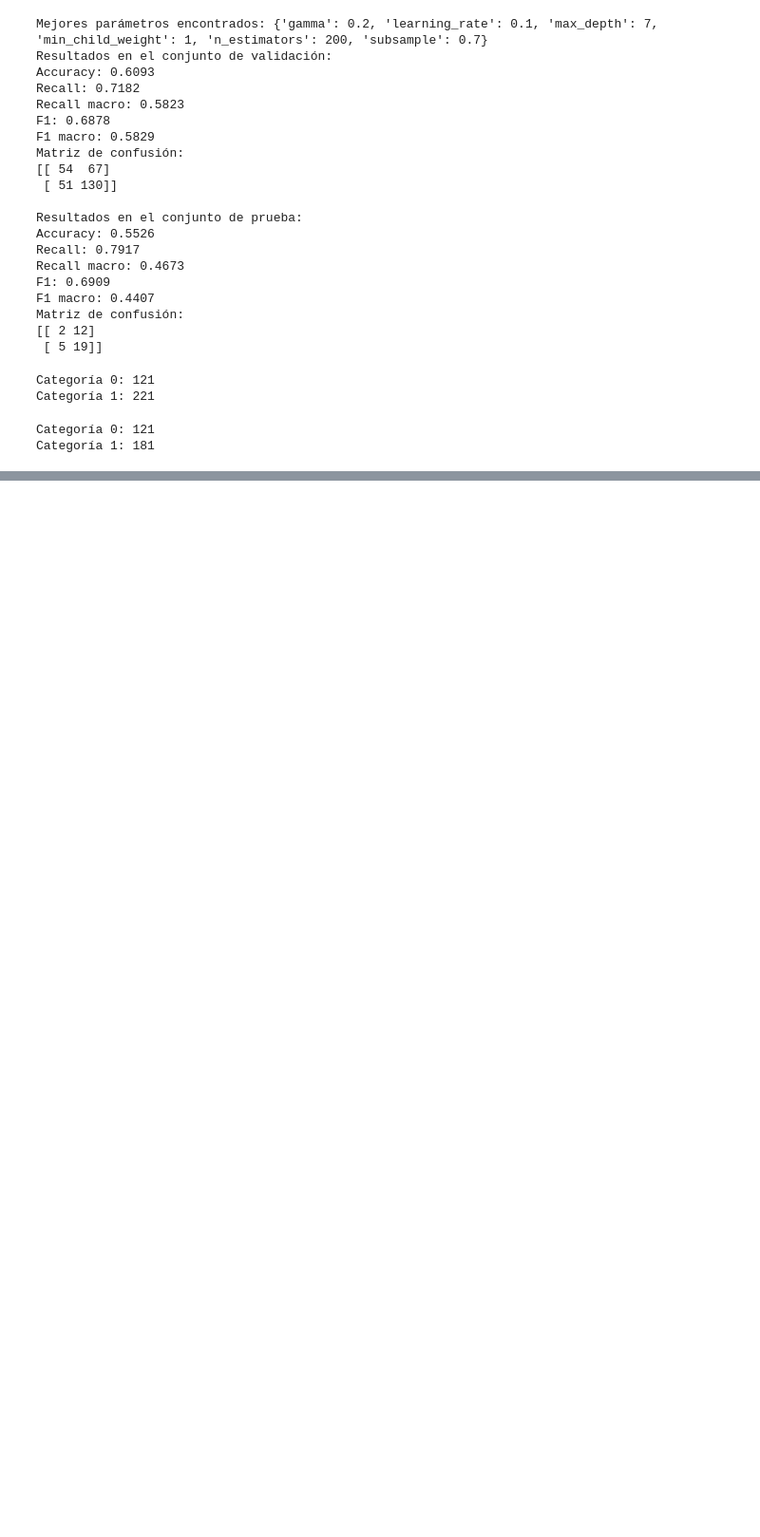
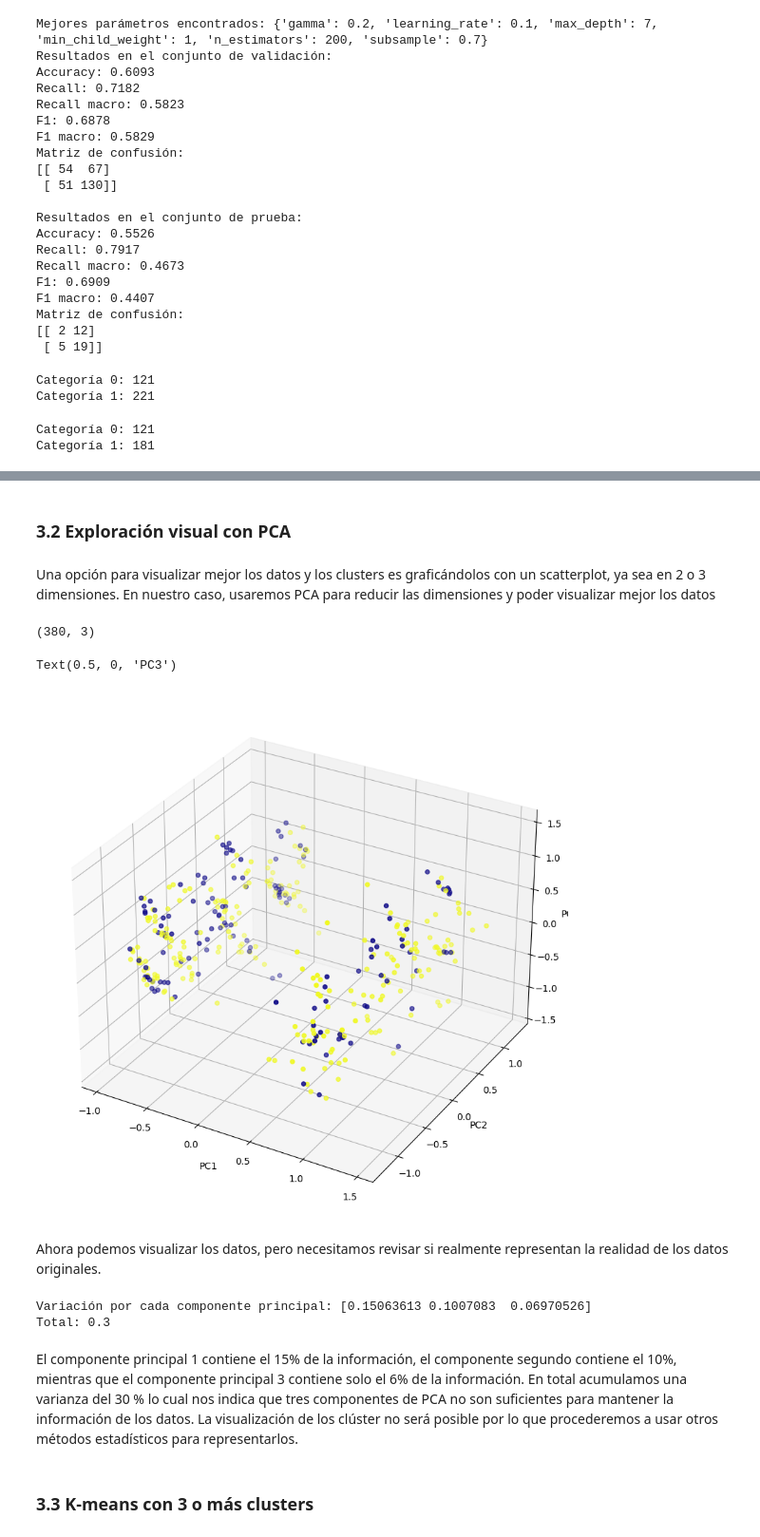
Before and after one commit to daniela-estevez/ProyectoIntegrador, a Jupyter notebook: Avance4_13Equipo.ipynb, the cells around one changed output, grey strips where cells are left out. Shown: that part at 95% size. Saved outputs shown, nothing was run; the diff lists cells and outputs as text; code cells hidden in the pictures; blank space fills up the shorter version.

```diff
--- a/Avance4_13Equipo.ipynb
+++ b/Avance4_13Equipo.ipynb
@@ -1514,0 +1635,41 @@ Categoría 1: 181
+# %% [markdown]
+### 3.2 Exploración visual con PCA
+# %% [markdown]
+Una opción para visualizar mejor los datos y los clusters es graficándolos con un scatterplot, ya sea en 2 o 3 dimensiones. En nuestro caso, usaremos PCA para reducir las dimensiones y poder visualizar mejor los datos
+# %%
+# Configurar para n_components=3
+principal=PCA(n_components=3)
+principal.fit(df_clusters)
+x=principal.transform(df_clusters)
+
+# Revisar las dimensiones
+print(x.shape)
+# %% [output]
+(380, 3)
+# %%
+from mpl_toolkits.mplot3d import Axes3D
+fig = plt.figure(figsize=(10,10))
+
+# Configuramos grafica 3d
+axis = fig.add_subplot(111, projection='3d')
+
+# x[:,0]es pc1,x[:,1] es pc2 y x[:,2] es pc3
+axis.scatter(x[:,0],x[:,1],x[:,2], c=df_TC_scaled['Sintomas_ansiosos_encoded'],cmap='plasma')
+axis.set_xlabel("PC1", fontsize=10)
+axis.set_ylabel("PC2", fontsize=10)
+axis.set_zlabel("PC3", fontsize=10)
+# %% [output]
+Text(0.5, 0, 'PC3')
+[figure, added]
+# %% [markdown]
+Ahora podemos visualizar los datos, pero necesitamos revisar si realmente representan la realidad de los datos originales.
+# %%
+print('Variación por cada componente principal: {}'.format(principal.explained_variance_ratio_))
+print('Total: {:.1f}'.format(round(principal.explained_variance_ratio_.sum(), 1)))
+# %% [output]
+Variación por cada componente principal: [0.15063613 0.1007083  0.06970526]
+Total: 0.3
+# %% [markdown]
+El componente principal 1 contiene el 15% de la información, el componente segundo contiene el 10%, mientras que el componente principal 3 contiene solo el 6% de la información. En total acumulamos una varianza del 30 % lo cual nos indica que tres componentes de PCA no son suficientes para mantener la información de los datos. La visualización de los clúster no será posible por lo que procederemos a usar otros métodos estadísticos para representarlos.
+# %% [markdown]
+### 3.3 K-means con 3 o más  clusters
```
Also changed, not shown: parts of 27 cells of this notebook.
